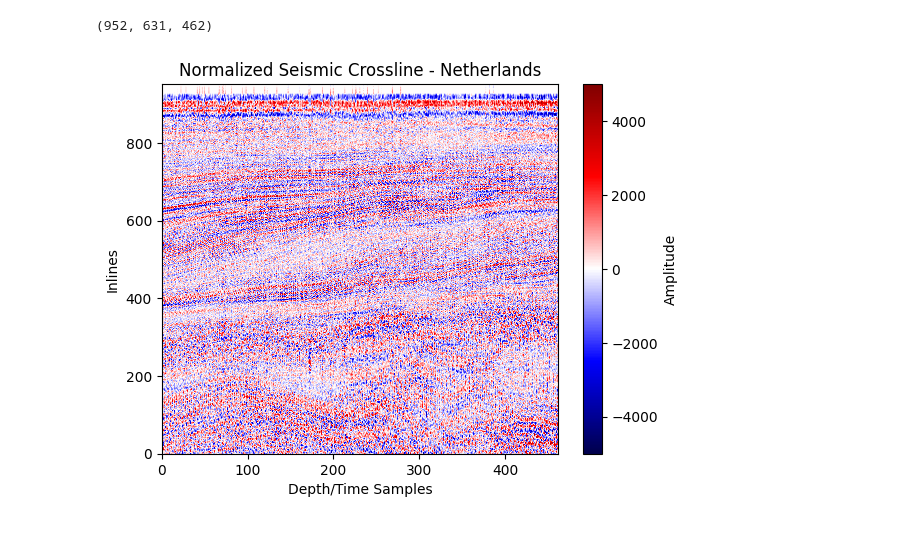
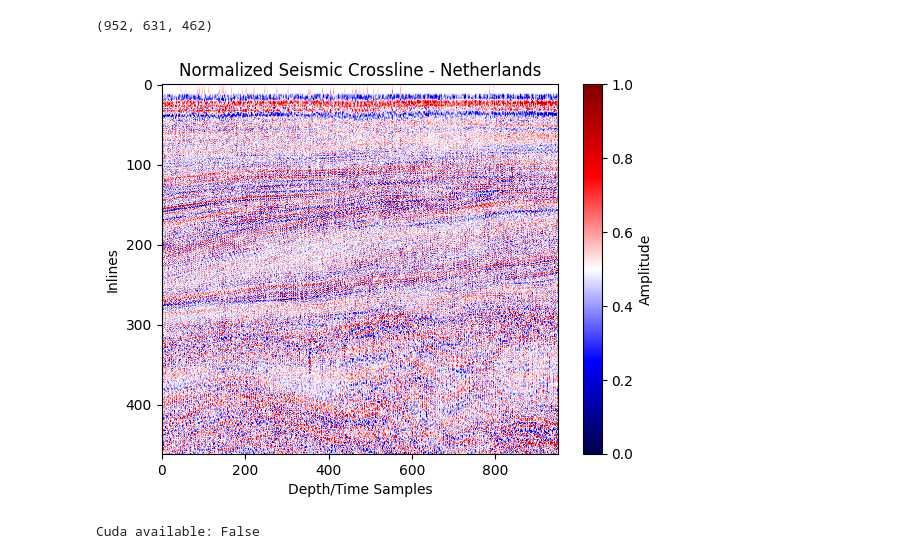
Before and after one commit to crbuch/SeismicML, a Jupyter notebook: main.ipynb, the cells around one changed output. Drawn from its saved outputs; the diff is of its cells as text; code cells hidden in the pictures.

```diff
--- a/main.ipynb
+++ b/main.ipynb
@@ -40,20 +40,23 @@ print(seismic_3d_array.shape)
 # %% [output]
 (952, 631, 462)
 # %%
-crossline_data = seismic_3d_array[:, 0, :]
 
 clip_threshold = 5000
 
 
-normalized_data = np.clip(crossline_data, a_min=-clip_threshold, a_max=clip_threshold)
+normalized_data = np.clip(seismic_3d_array[:, 0, :], a_min=-clip_threshold, a_max=clip_threshold)
+
+normalized_data = (normalized_data-np.amin(normalized_data))/abs(np.amax(normalized_data)-np.amin(normalized_data))
 
 
+seismic_image = np.flipud(np.rot90(normalized_data))
+
 # Plot the normalized crossline
-plt.imshow(np.flipud(np.rot90(normalized_data)), cmap='seismic', aspect='auto', extent=(0, len(normalized_data[0]), 0, len(normalized_data)))
+plt.imshow(seismic_image, cmap='seismic', aspect='auto')
 plt.colorbar(label='Amplitude')
 plt.title('Normalized Seismic Crossline - Netherlands')
 plt.xlabel('Depth/Time Samples')
 plt.ylabel('Inlines')
 plt.show()
 # %% [output]
-[figure, old version]
+[figure, new version]
@@ -59,0 +94,4 @@ plt.show()
+# %%
+print("Cuda available: " + str(torch.cuda.is_available()))
+# %% [output]
+Cuda available: False
```
Also changed, not shown: parts of 2 cells of this notebook.
